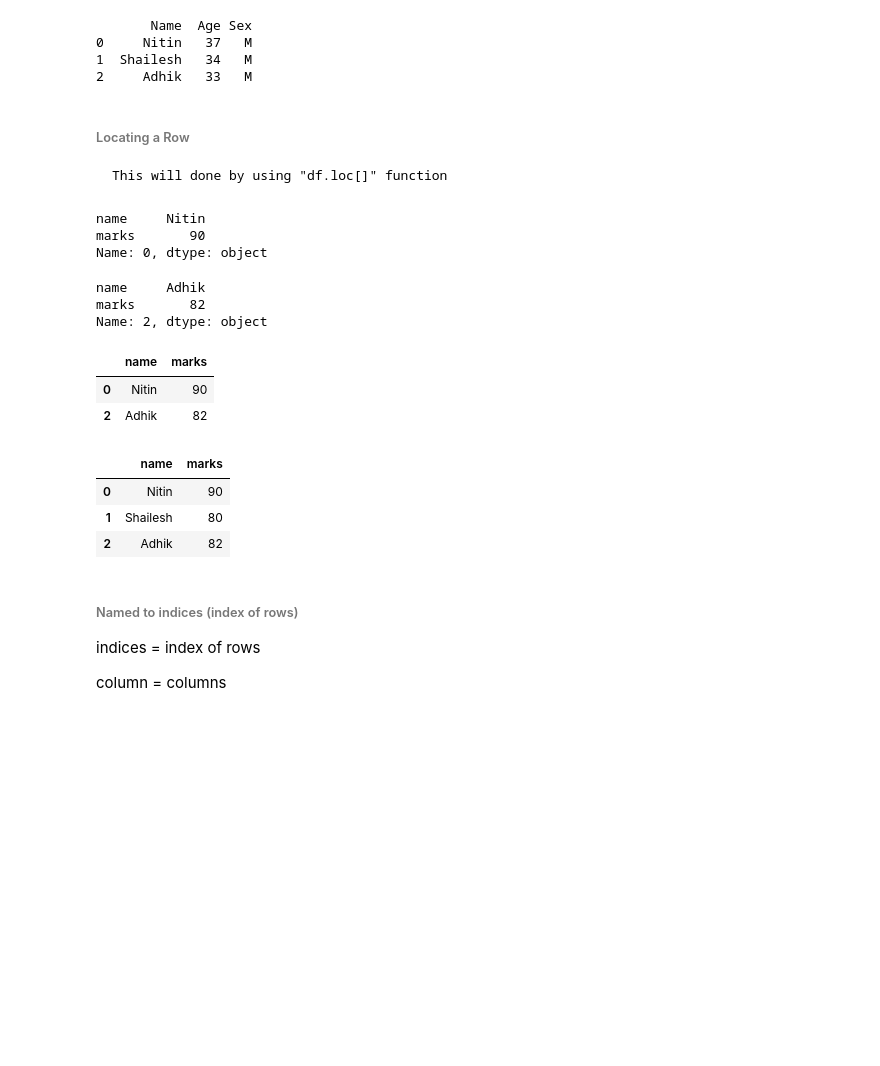
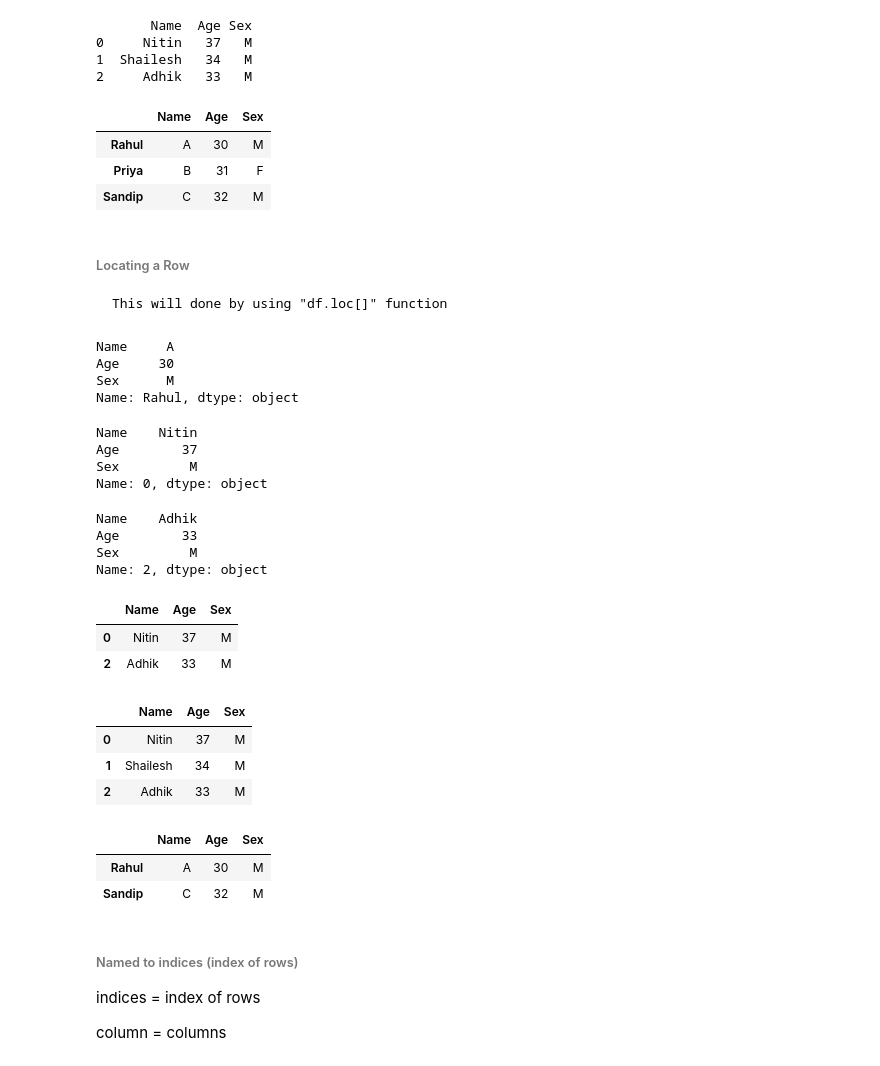
Before and after one commit to Digvijay1000/Pandas, a Jupyter notebook: Digvi_start_to_end_pandas.ipynb, the cells around one changed output. Saved outputs shown, nothing was run; the diff lists cells and outputs as text; code cells hidden in the pictures; blank space fills up the shorter version.

```diff
--- a/Digvi_start_to_end_pandas.ipynb
+++ b/Digvi_start_to_end_pandas.ipynb
@@ -328,43 +396,71 @@ student={
     'Sex':['M','M','M']
 }
 
-df=pd.DataFrame(student)
-print(df)
+df1=pd.DataFrame(student)
+print(df1)
 # %% [output]
        Name  Age Sex
 0     Nitin   37   M
 1  Shailesh   34   M
 2     Adhik   33   M
+# %%
+student={
+    'Name':['A','B','C'],
+    'Age' :[30, 31, 32],
+    'Sex' :['M', 'F', 'M']
+    }
+df=pd.DataFrame(student,index=['Rahul','Priya','Sandip'])
+df
+# %% [output]
+|  | Name | Age | Sex |
+| Rahul | A | 30 | M |
+| Priya | B | 31 | F |
+| Sandip | C | 32 | M |
 # %% [markdown]
 ###### Locating a Row
 
     This will done by using "df.loc[]" function
+# %%
+df.loc['Rahul']
+# %% [output]
+Name     A
+Age     30
+Sex      M
+Name: Rahul, dtype: object
 # %%
-print(df.loc[0])
+print(df1.loc[0])
 # %% [output]
-name     Nitin
-marks       90
+Name    Nitin
+Age        37
+Sex         M
 Name: 0, dtype: object
 # %%
-print(df.loc[2])
+print(df1.loc[2])
 # %% [output]
-name     Adhik
-marks       82
+Name    Adhik
+Age        33
+Sex         M
 Name: 2, dtype: object
 # %%
-df.loc[[0,2]]
+df1.loc[[0,2]]
 # %% [output]
-|  | name | marks |
-| 0 | Nitin | 90 |
-| 2 | Adhik | 82 |
+|  | Name | Age | Sex |
+| 0 | Nitin | 37 | M |
+| 2 | Adhik | 33 | M |
 # %%
-val=df.loc[[0,1,2]] # [[list of indices]]
+val=df1.loc[[0,1,2]] # [[list of indices]]
 val
 # %% [output]
-|  | name | marks |
-| 0 | Nitin | 90 |
-| 1 | Shailesh | 80 |
-| 2 | Adhik | 82 |
+|  | Name | Age | Sex |
+| 0 | Nitin | 37 | M |
+| 1 | Shailesh | 34 | M |
+| 2 | Adhik | 33 | M |
+# %%
+df.loc[['Rahul','Sandip']] # list of indices
+# %% [output]
+|  | Name | Age | Sex |
+| Rahul | A | 30 | M |
+| Sandip | C | 32 | M |
 # %% [markdown]
 ###### Named to indices (index of rows)
 
```
Also changed, not shown: parts of 92 cells of this notebook, 5 other files.
